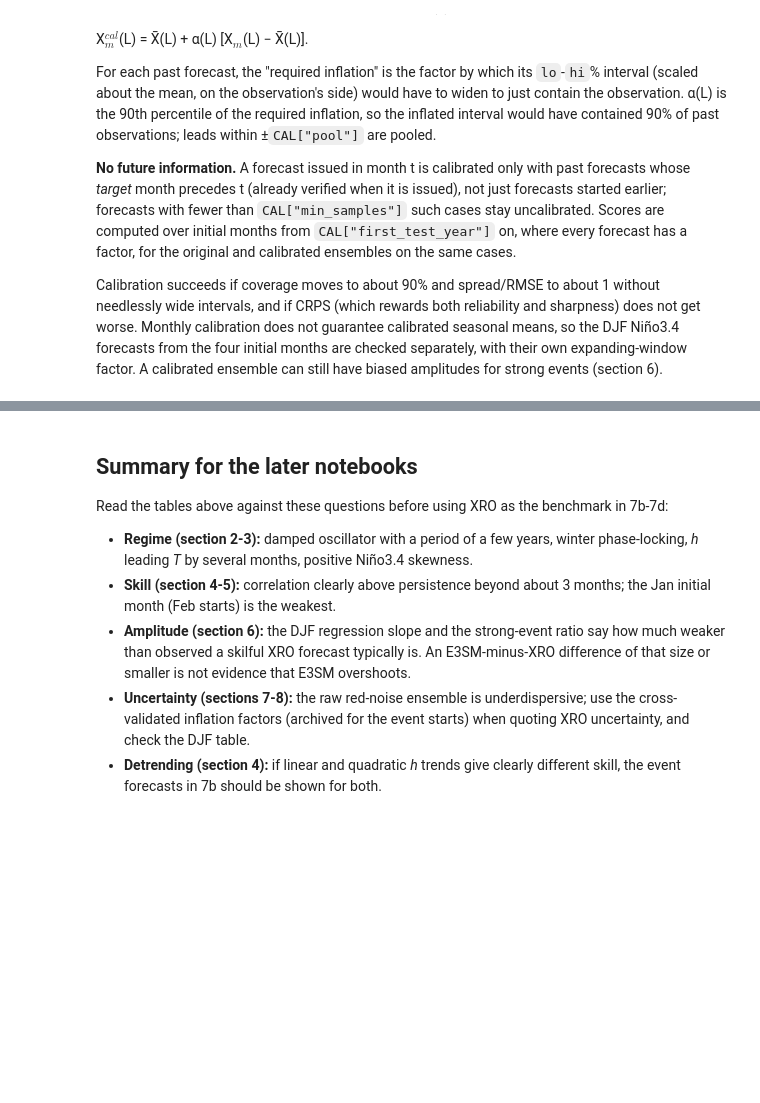
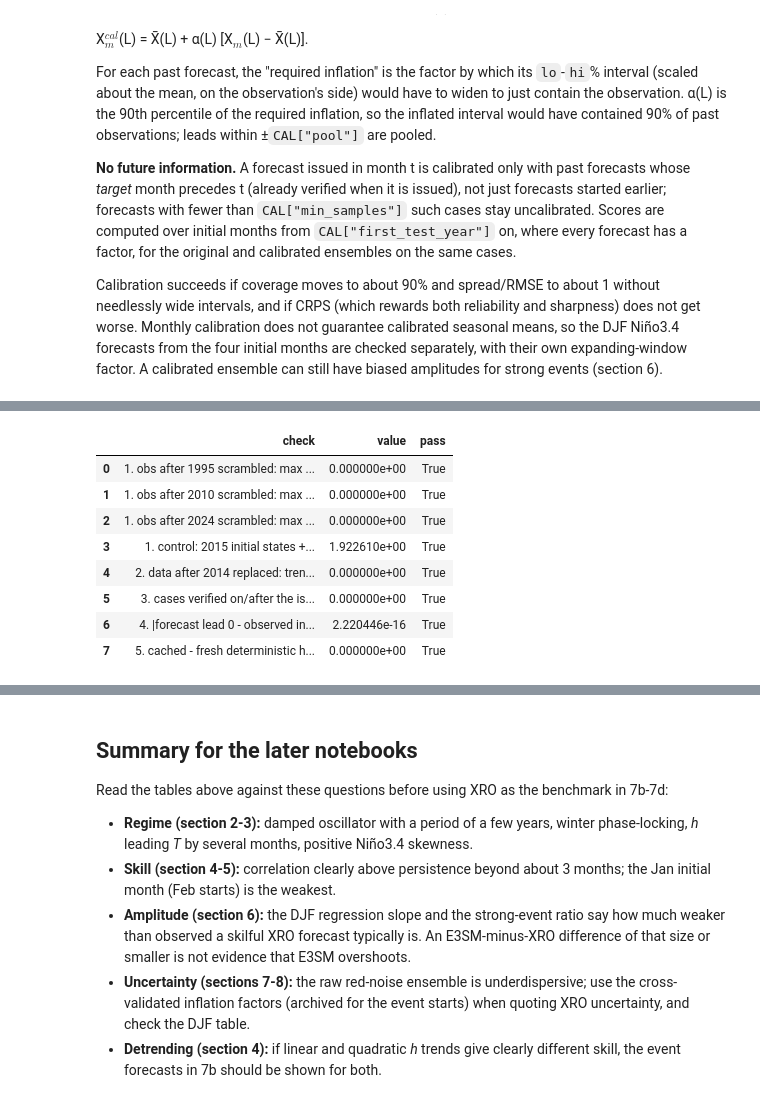
Before and after one commit to zhangshixuan1987/work_package, a Jupyter notebook: e3sm_s2d_proc/diagnostic/7a_xro_validation.ipynb, the cells around one changed output, grey strips where cells are left out. Drawn from its saved outputs; the diff is of its cells as text; code cells hidden in the pictures; blank space fills up the shorter version.

```diff
--- a/e3sm_s2d_proc/diagnostic/7a_xro_validation.ipynb
+++ b/e3sm_s2d_proc/diagnostic/7a_xro_validation.ipynb
@@ -655,0 +923,53 @@ print(OUTDIR / "XRO_inflation_factors_event_starts.csv")
+# %%
+%%time
+checks, rng_a = [], np.random.default_rng(0)
+for Y in (1995, 2010, 2024):
+    Xs = X.copy(deep=True)
+    later = Xs["time"].dt.year.values > Y
+    for v in Xs.data_vars:
+        Xs[v].values[later] = rng_a.normal(0, 5, later.sum())
+    a, _ = xc.rolling_hindcasts(X, (Y, Y), VALID["train_start"], VALID["n_month"], use_cache=False)
+    b, _ = xc.rolling_hindcasts(Xs, (Y, Y), VALID["train_start"], VALID["n_month"], use_cache=False)
+    diff = float(abs(a - b).to_array().max())
+    checks.append({"check": f"1. obs after {Y} scrambled: max forecast change", "value": diff, "pass": diff == 0})
+Xs = X.copy(deep=True)
+m = Xs["time"].dt.year.values == 2015
+for v in Xs.data_vars:
+    Xs[v].values[m] += 0.5
+a, _ = xc.rolling_hindcasts(X, (2015, 2015), VALID["train_start"], VALID["n_month"], use_cache=False)
+b, _ = xc.rolling_hindcasts(Xs, (2015, 2015), VALID["train_start"], VALID["n_month"], use_cache=False)
+diff = float(abs(a - b).to_array().max())
+checks.append({"check": "1. control: 2015 initial states +0.5, forecast change", "value": diff, "pass": diff > 0})
+
+xa = xc.fit_xro(X, (1981, 2014))
+xb = xc.fit_xro(X.where(X["time"].dt.year < 2015, 99.0), (1981, 2014))
+diff = max(float(np.max(abs(xa["trend"][v] - xb["trend"][v]))) for v in xc.XRO_VARS) + float(abs(xa["fit"]["Lac"] - xb["fit"]["Lac"]).max())
+checks.append({"check": "2. data after 2014 replaced: trend + operator change", "value": diff, "pass": diff == 0})
+
+r = xc.required_inflation(stoch["Nino34"], OBS_GRID["Nino34"])
+issue = pd.Timestamp("2015-04-01")
+target = (pd.DatetimeIndex(r["init"].values).year.values * 12 + pd.DatetimeIndex(r["init"].values).month.values - 1)[:, None] + r["lead"].values[None, :]
+r_bad = r.where(target < issue.year * 12 + issue.month - 1, 1e6)
+diff = float(abs(xc.inflation_factors(r, issue)[0] - xc.inflation_factors(r_bad, issue)[0]).max())
+checks.append({"check": "3. cases verified on/after the issue month set to 1e6: factor change", "value": diff, "pass": diff == 0})
+
+diff = float(abs(det.isel(lead=0) - OBS_GRID.isel(lead=0)).to_array().max())
+checks.append({"check": "4. |forecast lead 0 - observed initial month|", "value": diff, "pass": diff < 1e-10})
+
+fresh, _ = xc.rolling_hindcasts(X, VALID["years"], VALID["train_start"], VALID["n_month"], use_cache=False)
+diff = float(abs(det - fresh).to_array().max())
+checks.append({"check": "5. cached - fresh deterministic hindcasts", "value": diff, "pass": diff < 1e-10})
+audit = pd.DataFrame(checks)
+audit.to_csv(OUTDIR / "XRO_out_of_sample_audit.csv", index=False)
+display(audit)
+assert audit["pass"].all(), "out-of-sample audit failed"
+# %% [output]
+|  | check | value | pass |
+| 0 | 1. obs after 1995 scrambled: max ... | 0.000000e+00 | True |
+| 1 | 1. obs after 2010 scrambled: max ... | 0.000000e+00 | True |
+| 2 | 1. obs after 2024 scrambled: max ... | 0.000000e+00 | True |
+| 3 | 1. control: 2015 initial states +... | 1.922610e+00 | True |
+| 4 | 2. data after 2014 replaced: tren... | 0.000000e+00 | True |
+| 5 | 3. cases verified on/after the is... | 0.000000e+00 | True |
+| 6 | 4. |forecast lead 0 - observed in... | 2.220446e-16 | True |
+| 7 | 5. cached - fresh deterministic h... | 0.000000e+00 | True |
```
Also changed, not shown: parts of 11 cells of this notebook, 3 other files.
